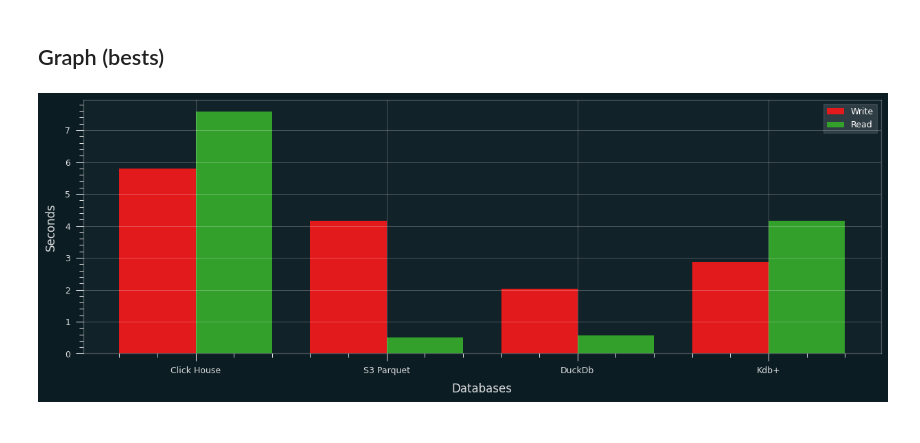
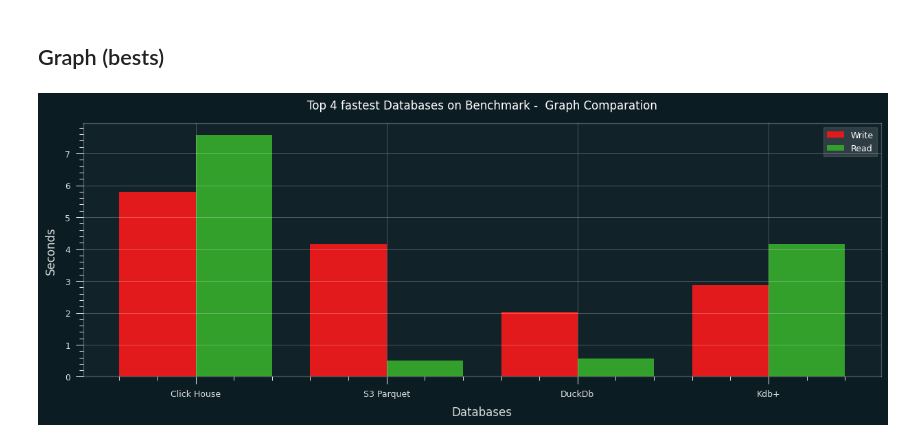
Before and after one commit to flashlan/compare-timeseries-databases, a Jupyter notebook: compareDBs.ipynb, the cells around one changed output. Drawn from its saved outputs; the diff is of its cells as text; code cells hidden in the pictures.

```diff
--- a/compareDBs.ipynb
+++ b/compareDBs.ipynb
@@ -738,6 +738,7 @@ def plot(dark):
     plt.ylabel("Seconds")
     plt.legend(["Write", "Read"])  # ver
     plt.rcParams.update({"font.size": 18})
+    plt.title("Fastest Databases  Comparation (Write/Read)")
     plt.show()
 
 
@@ -758,31 +759,32 @@ def plot(dark):
         duckdb_read_execution_time,
         kdb_read_execution_time,
     ]  # change here
     y2 = [
         cHouse_write_execution_time,
         s3_write_execution_time,
         duckdb_write_execution_time,
         kdb_write_execution_time,
     ]  # change here
     plt.bar(x - 0.2, y2, width)
     plt.bar(x + 0.2, y1, width)
     plt.xticks(
         x,
         [
             "Click House",
             "S3 Parquet",
             "DuckDb",
             "Kdb+",
         ],
     )
     plt.xlabel("Databases")
     plt.ylabel("Seconds")
     plt.legend(["Write", "Read"])  # ver
     plt.rcParams.update({"font.size": 8})
     plt.style.use("dark_background")
+    plt.title("Top 4 fastest Databases on Benchmark -  Graph Comparation")
     plt.show()
 
 
 plot(dark=True)
 # %% [output]
-[figure, old version]
+[figure, new version]
```
Also changed, not shown: parts of 6 cells of this notebook.
